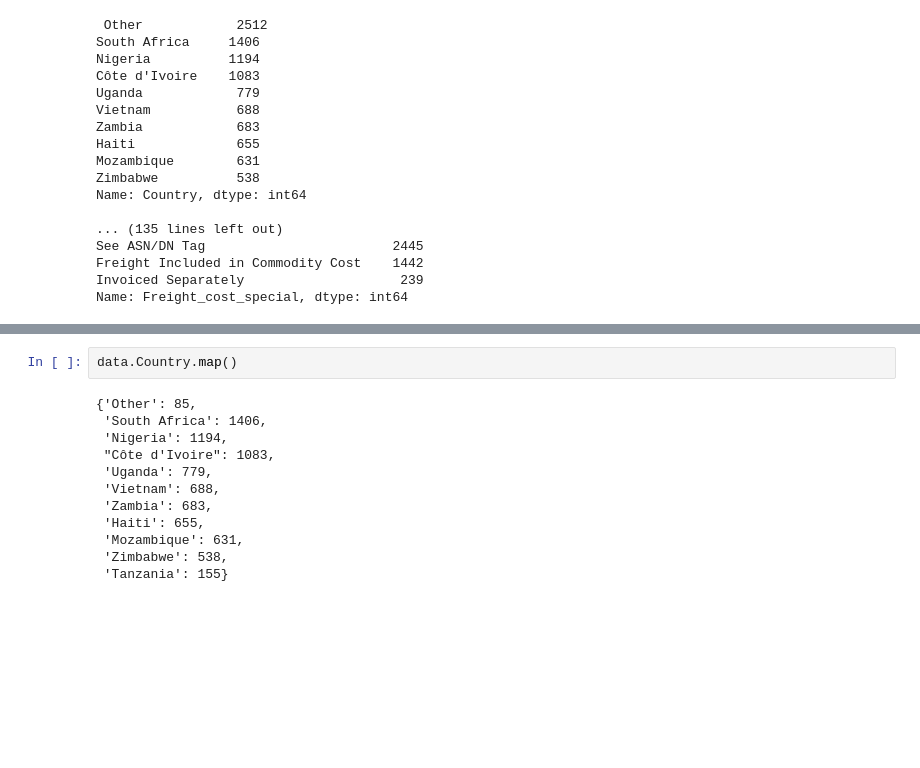
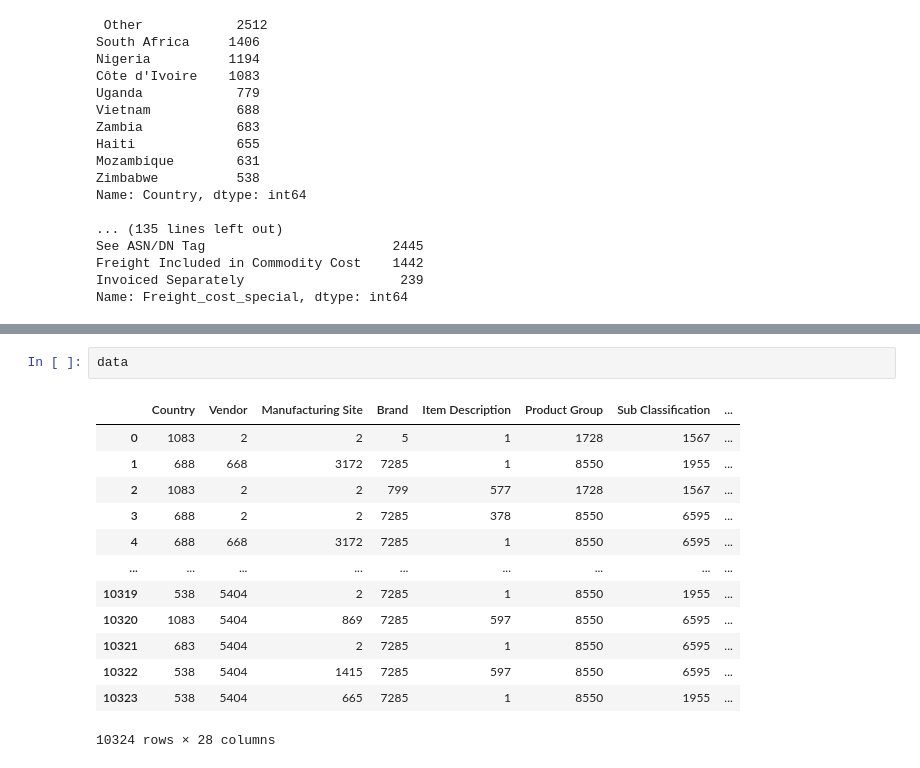
Before and after one commit to Shashank-Sundi/NOTEBOOKS, a Jupyter notebook: SHIPMENT-PRICING.ipynb, the cells around one changed output, grey strips where cells are left out. Saved outputs shown, nothing was run; the diff lists cells and outputs as text; blank space fills up the shorter version.

```diff
--- a/SHIPMENT-PRICING.ipynb
+++ b/SHIPMENT-PRICING.ipynb
@@ -513,14 +467,16 @@ data['First Line Designation']=pd.get_dummies(data['First Line Designation'],dro
 # %%
-data.Country.map()
+data
 # %% [output]
+|  | Country | Vendor | Manufacturing Site | Brand | Item Description | Product Group | Sub Classification | ... |
+| 0 | 1083 | 2 | 2 | 5 | 1 | 1728 | 1567 | ... |
+| 1 | 688 | 668 | 3172 | 7285 | 1 | 8550 | 1955 | ... |
+| 2 | 1083 | 2 | 2 | 799 | 577 | 1728 | 1567 | ... |
+| 3 | 688 | 2 | 2 | 7285 | 378 | 8550 | 6595 | ... |
+| 4 | 688 | 668 | 3172 | 7285 | 1 | 8550 | 6595 | ... |
+| ... | ... | ... | ... | ... | ... | ... | ... | ... |
+| 10319 | 538 | 5404 | 2 | 7285 | 1 | 8550 | 1955 | ... |
+| 10320 | 1083 | 5404 | 869 | 7285 | 597 | 8550 | 6595 | ... |
+| 10321 | 683 | 5404 | 2 | 7285 | 1 | 8550 | 6595 | ... |
+| 10322 | 538 | 5404 | 1415 | 7285 | 597 | 8550 | 6595 | ... |
+| 10323 | 538 | 5404 | 665 | 7285 | 1 | 8550 | 1955 | ... |
-{'Other': 85,
- 'South Africa': 1406,
- 'Nigeria': 1194,
- "Côte d'Ivoire": 1083,
- 'Uganda': 779,
- 'Vietnam': 688,
- 'Zambia': 683,
- 'Haiti': 655,
- 'Mozambique': 631,
- 'Zimbabwe': 538,
- 'Tanzania': 155}
+10324 rows × 28 columns
```
Also changed, not shown: parts of 17 cells of this notebook.
